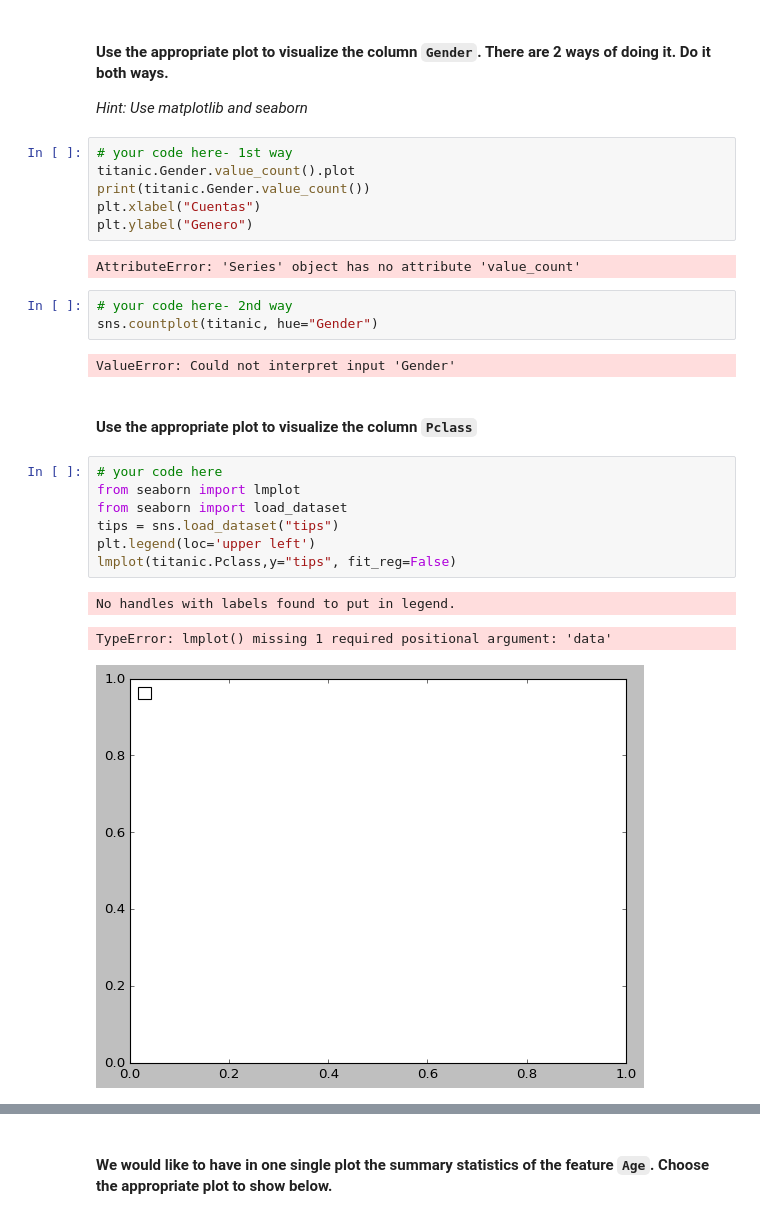
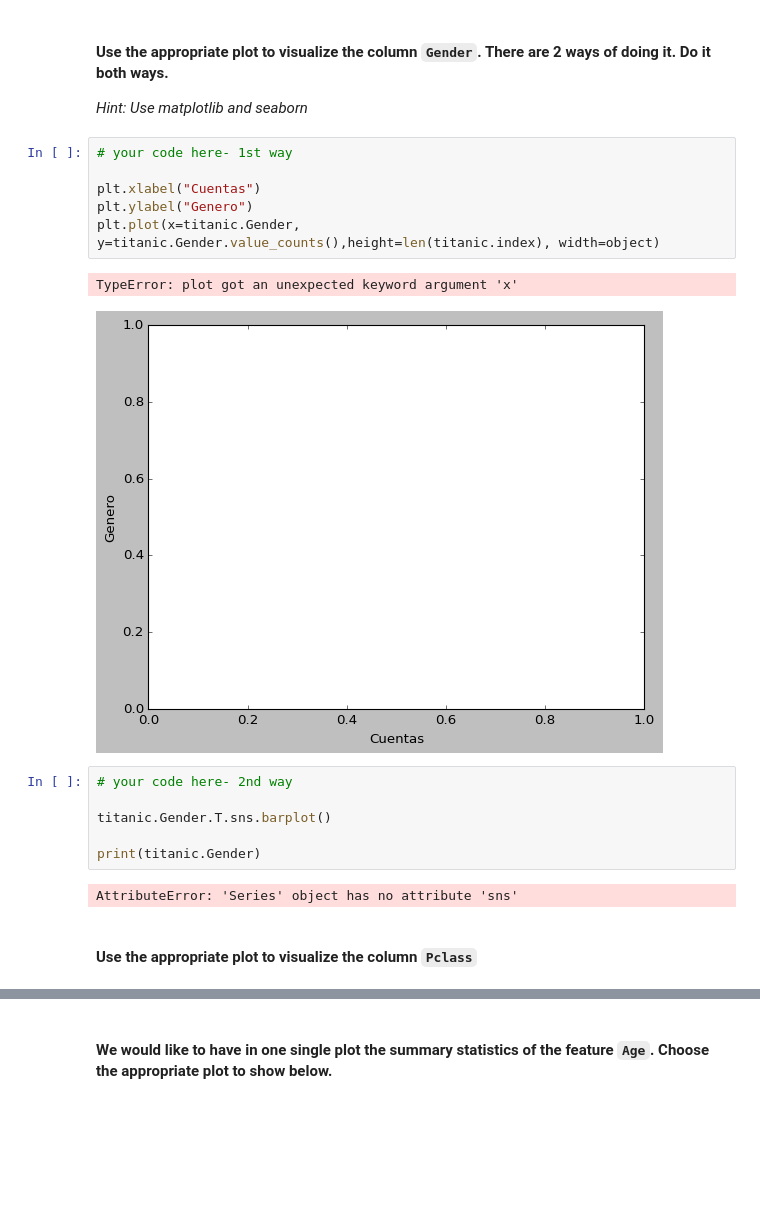
Before and after one commit to ironhack-datalabs/datamad0320, a Jupyter notebook: module-2/lab-matplotlib-seaborn/your-code/challenge-3.ipynb, the cells around one changed output, grey strips where cells are left out. Saved outputs shown, nothing was run; the diff lists cells and outputs as text; blank space fills up the shorter version.

```diff
--- a/module-2/lab-matplotlib-seaborn/your-code/challenge-3.ipynb
+++ b/module-2/lab-matplotlib-seaborn/your-code/challenge-3.ipynb
@@ -108,29 +108,22 @@ sns.boxplot(titanic.Age, data=titanic)
 #### Use the appropriate plot to visualize the column `Gender`. There are 2 ways of doing it. Do it both ways.
 
 *Hint: Use matplotlib and seaborn*
+# %%
+# your code here- 1st way
+
+plt.xlabel("Cuentas")
+plt.ylabel("Genero")
+plt.plot(x=titanic.Gender, y=titanic.Gender.value_counts(),height=len(titanic.index), width=object)
+# %% [output]
+TypeError: plot got an unexpected keyword argument 'x'
+[figure, added]
 # %%
-# your code here- 1st way
-titanic.Gender.value_count().plot
-print(titanic.Gender.value_count())
-plt.xlabel("Cuentas")
-plt.ylabel("Genero")
+# your code here- 2nd way
+
+titanic.Gender.T.sns.barplot()
+
+print(titanic.Gender)
 # %% [output]
-AttributeError: 'Series' object has no attribute 'value_count'
+AttributeError: 'Series' object has no attribute 'sns'
-# %%
-# your code here- 2nd way
-sns.countplot(titanic, hue="Gender")
-# %% [output]
-ValueError: Could not interpret input 'Gender'
 # %% [markdown]
 #### Use the appropriate plot to visualize the column `Pclass`
-# %%
-# your code here
-from seaborn import lmplot
-from seaborn import load_dataset
-tips = sns.load_dataset("tips")
-plt.legend(loc='upper left')
-lmplot(titanic.Pclass,y="tips", fit_reg=False)
-# %% [output]
-No handles with labels found to put in legend.
-TypeError: lmplot() missing 1 required positional argument: 'data'
-[figure, removed]
```
Also changed, not shown: parts of 3 cells of this notebook.
